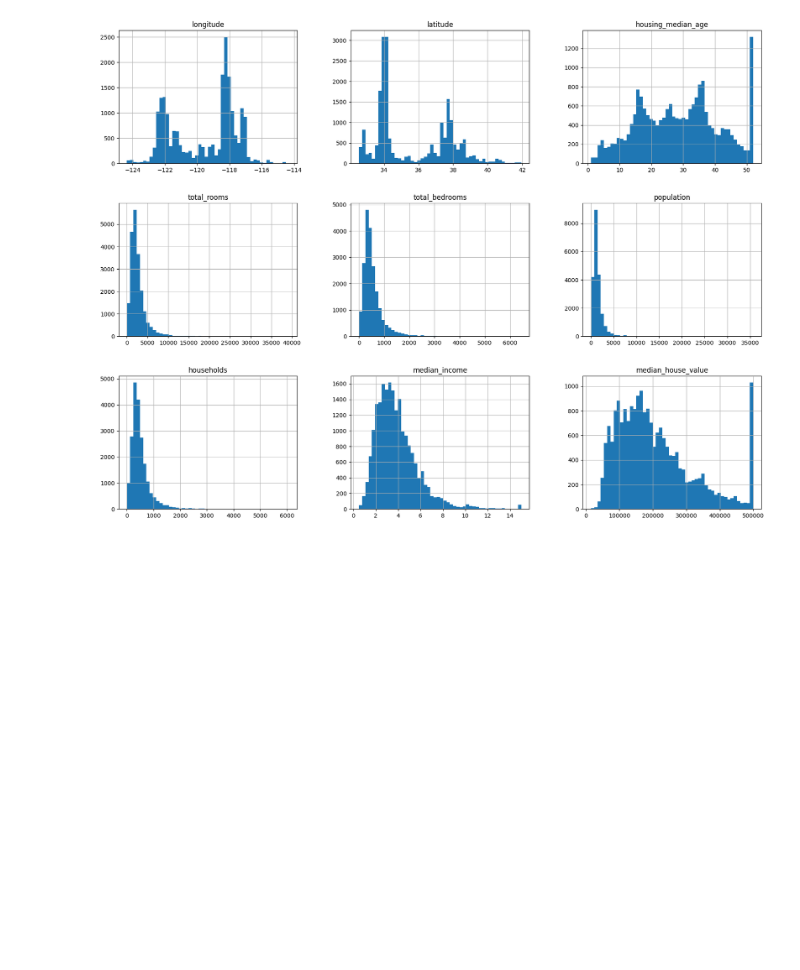
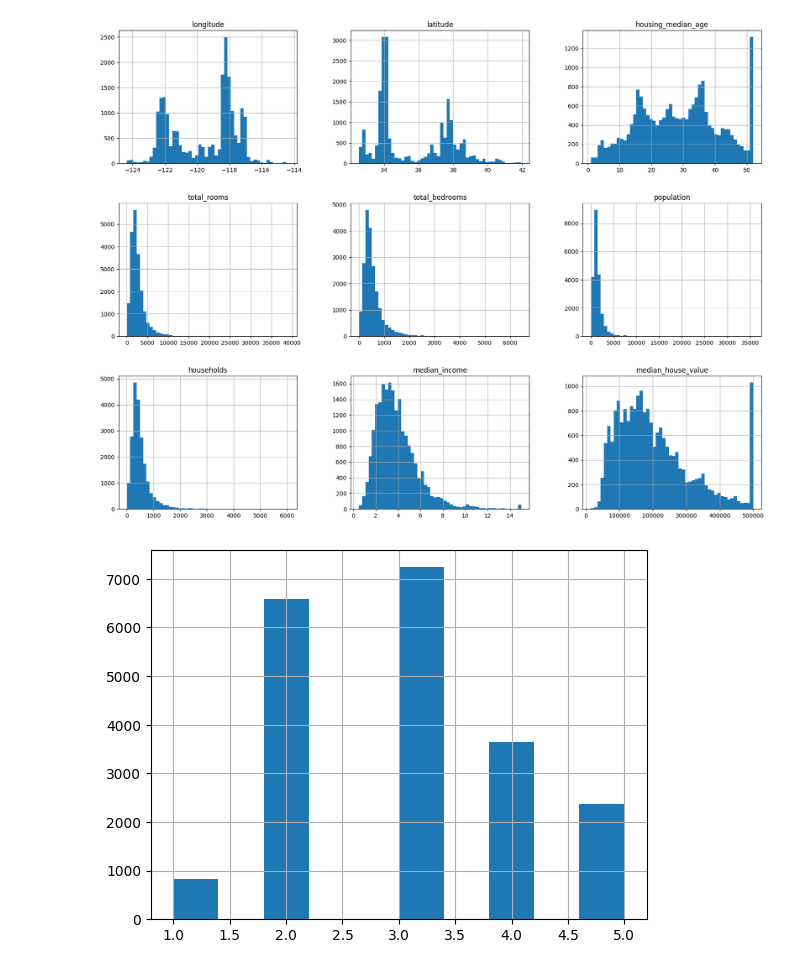
Before and after one commit to mirqwa/house-prices, a Jupyter notebook: Housing.ipynb, the cells around one changed output. Saved outputs shown, nothing was run; the diff lists cells and outputs as text; code cells hidden in the pictures; blank space fills up the shorter version.

```diff
--- a/Housing.ipynb
+++ b/Housing.ipynb
@@ -59,0 +58,8 @@ train_data, test_data = train_test_split(housing_df, test_size=0.2, random_state
+# %%
+# get categories for the medium income i.e 5 categories to be used in stratified sampling
+housing_df["income_cat"] = pd.cut(
+    housing_df["median_income"], bins=[0., 1.5, 3.0, 4.5, 6., np.inf], labels=[1, 2, 3, 4, 5])
+housing_df["income_cat"].hist()
+plt.show()
+# %% [output]
+[figure, added]
```
Also changed, not shown: parts of 4 cells of this notebook.
